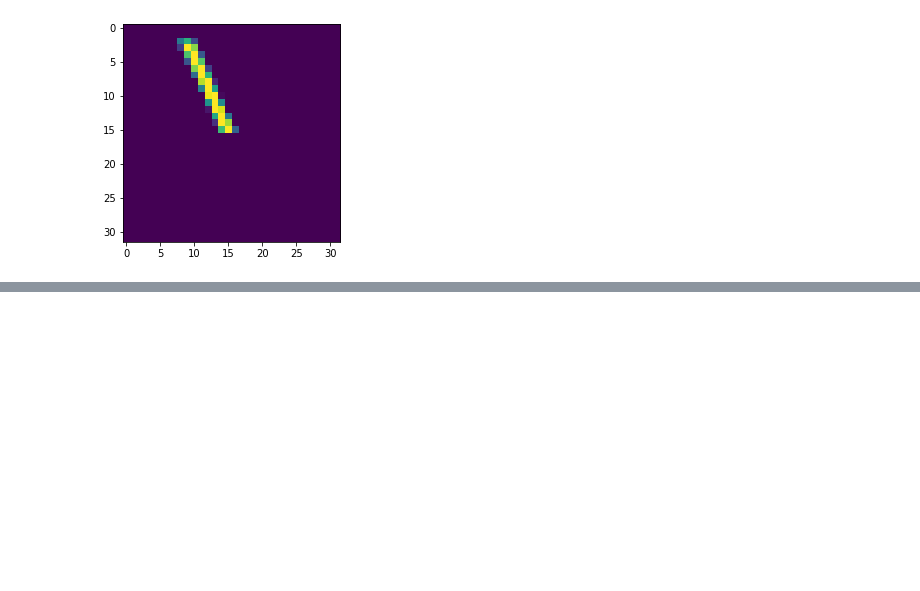
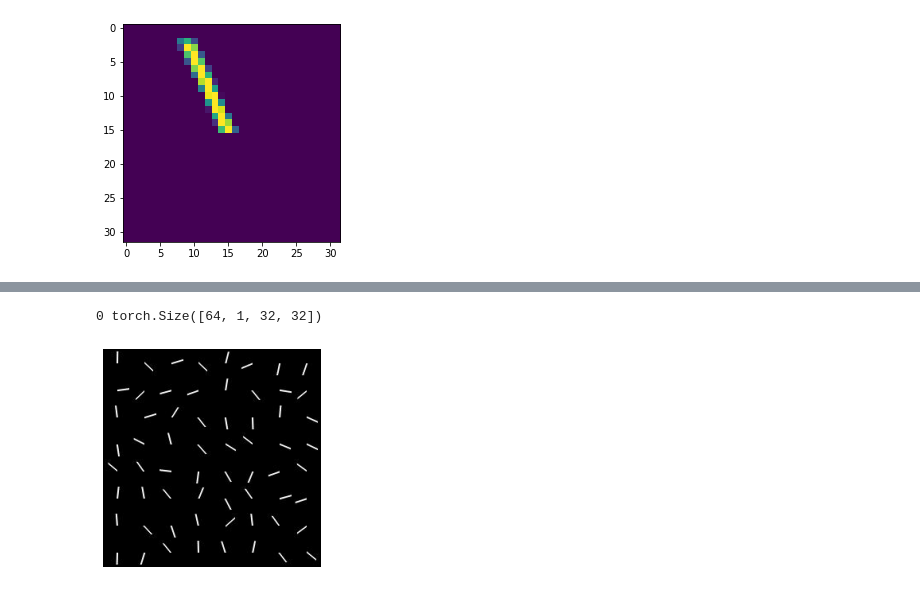
Before and after one commit to zhaoheng001/Generative-Network-Interpolation, a Jupyter notebook: lines32_creat_dataset.ipynb, the cells around one changed output, grey strips where cells are left out. Cells and saved outputs as stored; diff of their text form; code cells hidden in the pictures; blank space fills up the shorter version.

```diff
--- a/lines32_creat_dataset.ipynb
+++ b/lines32_creat_dataset.ipynb
@@ -140,0 +281,22 @@ def input_lines(batch_size, size=(32, 32, 1), limit=None):
+# %%
+#show one batch
+def show_batch(sample_batched):
+  images_batch = sample_batched
+  batch_size = len(images_batch)
+  im_size = images_batch.size(2)
+  grid = utils.make_grid(images_batch)
+  plt.imshow(grid.numpy().transpose((1, 2, 0)))
+
+
+
+for i_batch, sample_batched in enumerate(test_loader):
+  print(i_batch, sample_batched.size())
+  if i_batch == 0:
+    plt.figure()
+    show_batch(sample_batched)
+    plt.axis('off')
+    plt.ioff()
+    break
+# %% [output]
+0 torch.Size([64, 1, 32, 32])
+[figure, added]
```
Also changed, not shown: parts of 13 cells of this notebook.
